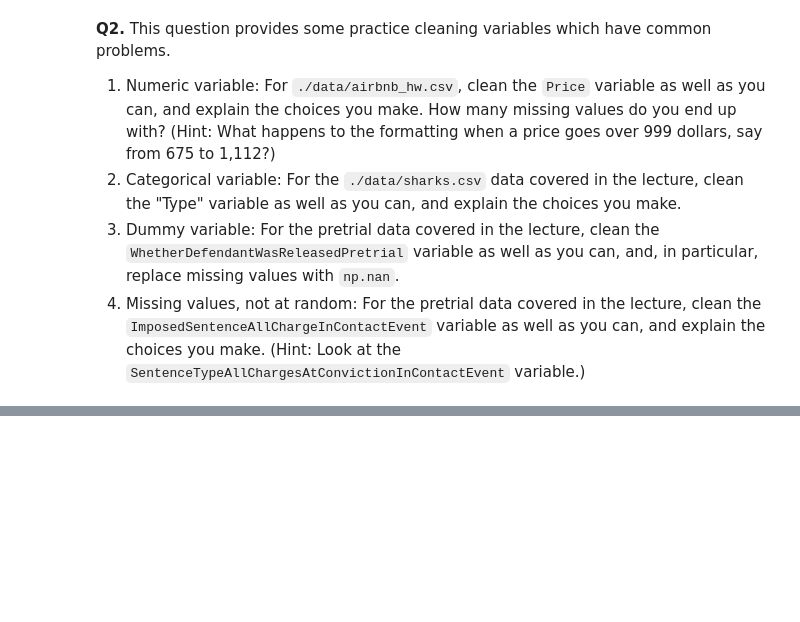
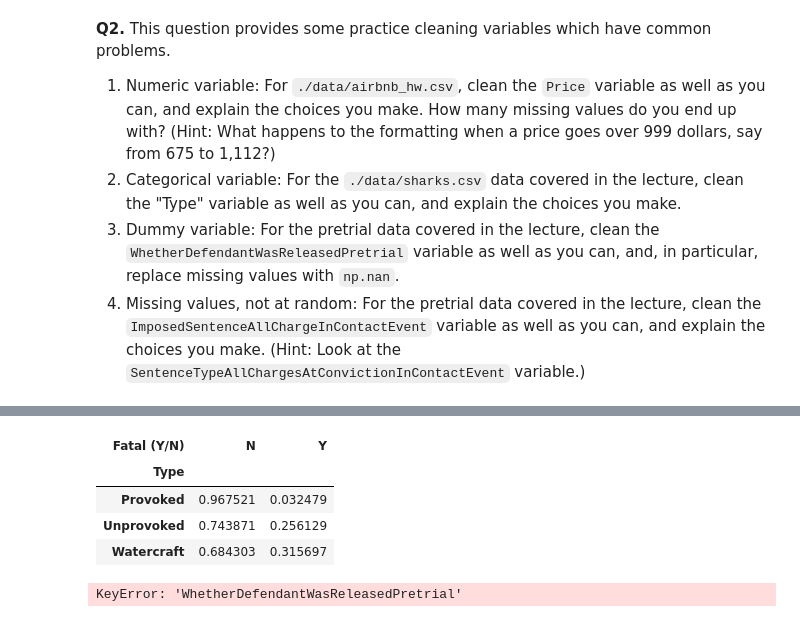
Before and after one commit to rixprakash/wrangling, a Jupyter notebook: assignment/assignment.ipynb, the cells around one changed output, grey strips where cells are left out. Cells and saved outputs as stored; diff of their text form; code cells hidden in the pictures; blank space fills up the shorter version.

```diff
--- a/assignment/assignment.ipynb
+++ b/assignment/assignment.ipynb
@@ -64,0 +85,11 @@ Table 11 is messay as it uses days as the column headers when it should be varia
+# %%
+df = pd.read_csv('/content/wrangling/assignment/data/sharks.csv', low_memory=False)
+df['Type'].value_counts()
+type = df['Type']
+type = type.replace(['Sea Disaster', 'Boat','Boating','Boatomg'],'Watercraft')
+type.value_counts()
+type = type.replace(['Invalid', 'Questionable','Unconfirmed','Unverified','Under investigation'],np.nan)
+type.value_counts()
+df['Type'] = type #replacing all the type variables with the cleaned ones
+del type #deleting the vector with these
+df['Type'].value_counts()
@@ -64,0 +103,12 @@ Table 11 is messay as it uses days as the column headers when it should be varia
+# %%
+
+df['Fatal (Y/N)'] = df['Fatal (Y/N)'].replace(['UNKNOWN', 'F','M','2017'],np.nan)
+df['Fatal (Y/N)'] = df['Fatal (Y/N)'].replace('y','Y')
+#replaced all the uncleaned values
+pd.crosstab(df['Type'],df['Fatal (Y/N)'],normalize='index')
+# %% [output]
+| Fatal (Y/N) | N | Y |
+| Type |  |  |
+| Provoked | 0.967521 | 0.032479 |
+| Unprovoked | 0.743871 | 0.256129 |
+| Watercraft | 0.684303 | 0.315697 |
@@ -64,0 +118,11 @@ Table 11 is messay as it uses days as the column headers when it should be varia
+# %%
+release = df['WhetherDefendantWasReleasedPretrial']
+print(release.unique(),'\n')
+print(release.value_counts(),'\n')
+release = release.replace(9,np.nan) # In the codebook, the 9's are "unclear"
+print(release.value_counts(),'\n')
+sum(release.isnull()) # 31 missing values
+df['WhetherDefendantWasReleasedPretrial'] = release # Replace data column with cleaned values
+del release
+# %% [output]
+KeyError: 'WhetherDefendantWasReleasedPretrial'
```
Also changed, not shown: parts of 5 cells of this notebook.
